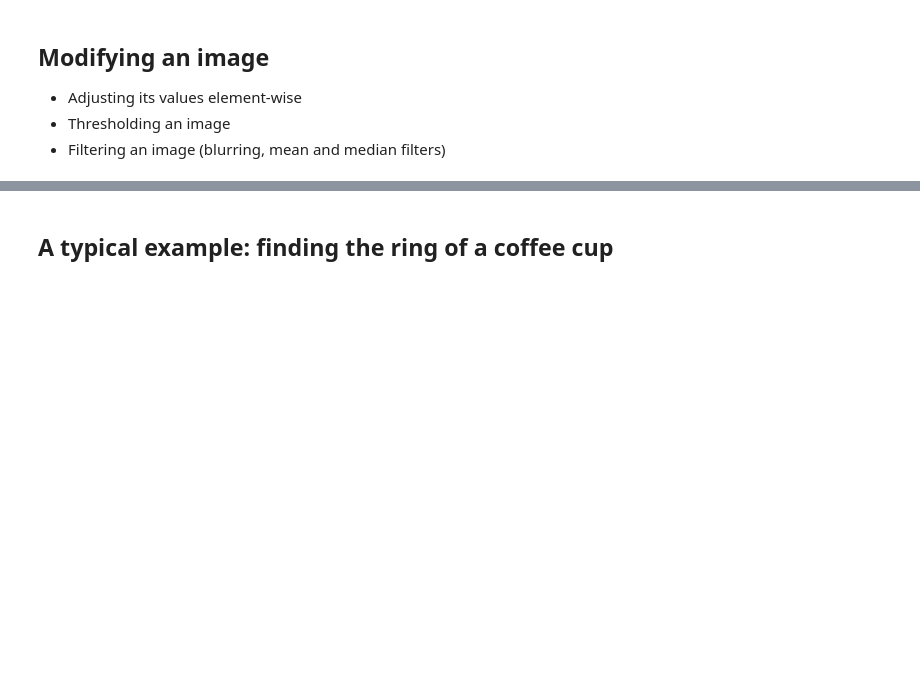
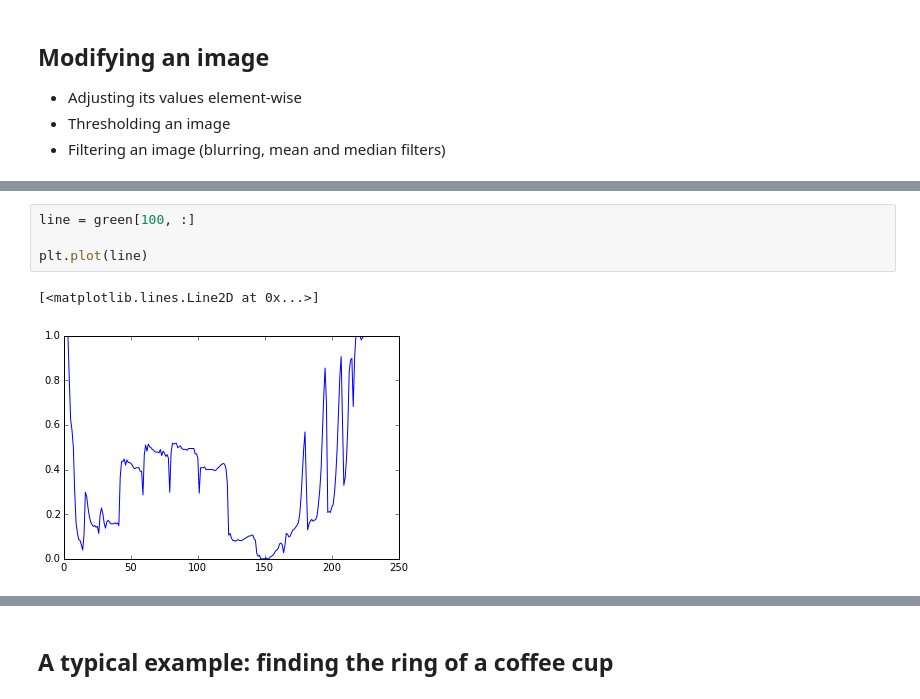
Before and after one commit to stefanv/aims2014, a Jupyter notebook: image_processing_intro.ipynb, the cells around one changed output, grey strips where cells are left out. Cells and saved outputs as stored; diff of their text form; blank space fills up the shorter version.

```diff
--- a/image_processing_intro.ipynb
+++ b/image_processing_intro.ipynb
@@ -164,0 +190,7 @@ then examine it by
+# %%
+line = green[100, :]
+
+plt.plot(line)
+# %% [output]
+[<matplotlib.lines.Line2D at 0x...>]
+[figure, added]
```
Also changed, not shown: parts of 16 cells of this notebook, 1 other file.
